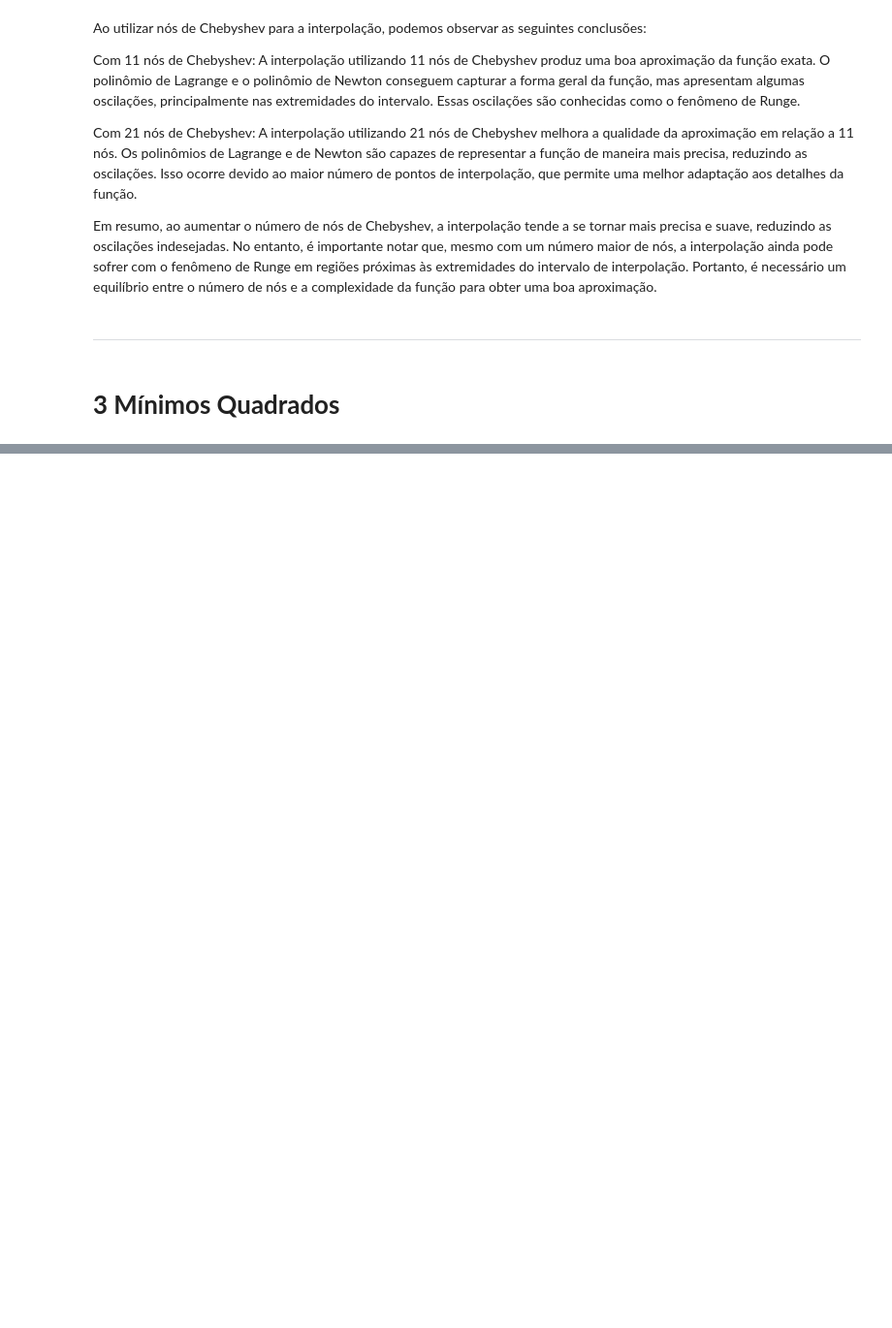
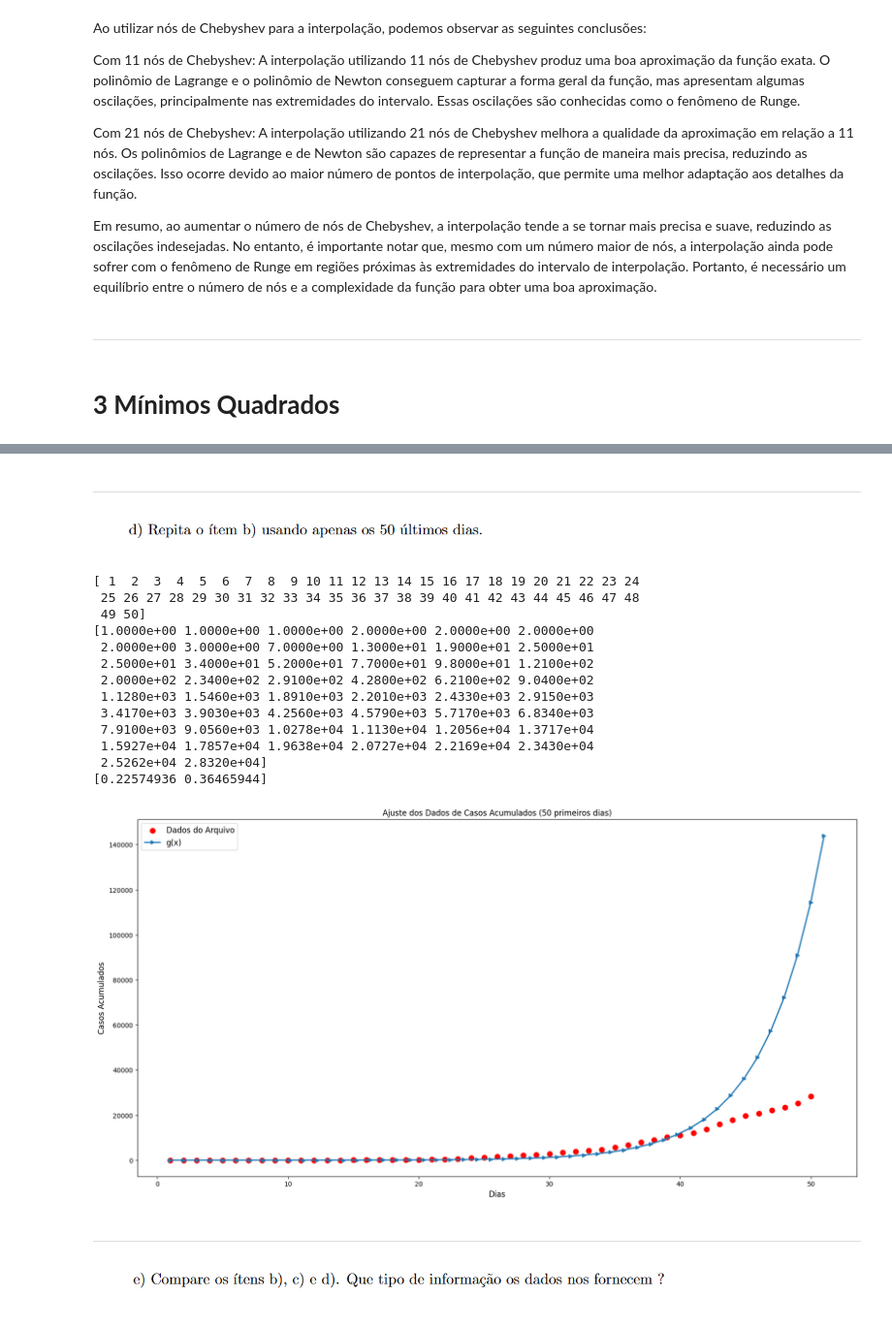
Before and after one commit to EduardoWS/Calculo-Numerico, a Jupyter notebook: EduardoRibeiroRodrigues_13696679_Turma2.ipynb, the cells around one changed output, grey strips where cells are left out. Shown at 97% size. Cells and saved outputs as stored; diff of their text form; code cells hidden in the pictures; blank space fills up the shorter version.

```diff
--- a/EduardoRibeiroRodrigues_13696679_Turma2.ipynb
+++ b/EduardoRibeiroRodrigues_13696679_Turma2.ipynb
@@ -490,0 +600,65 @@ Em resumo, ao aumentar o número de nós de Chebyshev, a interpolação tende a
+# %% [markdown]
+<hr>
+# %% [markdown]
+![image.png](embedded-picture-1)
+# %%
+import numpy as np
+import matplotlib.pyplot as plt
+
+def mmq(x, y, k):
+    X = np.vander(x, k)
+    A = np.transpose(X).dot(X)
+    b = np.transpose(X).dot(y)
+    a = np.linalg.solve(A, b)
+    return a
+
+# Ler os dados do arquivo
+dados = np.loadtxt("casosacumuladosbrasilatuaizado.txt")
+
+# Extrair os valores de x e y
+x = np.arange(1, 51)
+y = dados[:50]
+print(x)
+print(y)
+
+# Ajuste dos dados usando a função g(x) = ab^x
+a = mmq(x, np.log(y), 2)
+#a = np.exp(a)  # Converter os coeficientes de volta para a escala original
+print(a)
+
+
+# Função aproximada g(x) = ab^x
+#g = lambda x: a[1] * a[0]**x
+g = lambda x: np.exp(a[1]) * np.exp(a[0])**x
+
+
+x_cont = np.linspace(1, 51, num=50, endpoint=True)
+
+# Vamos plotar os resultados
+plt.figure(figsize=(20,10),facecolor='white')
+plt.scatter(x,y,label = 'Dados do Arquivo',linewidth = 3,color='red')
+plt.plot(x_cont,g(x_cont),label = 'g(x)',linewidth = 2,marker='>')
+plt.xlabel('Dias',fontsize='large')
+plt.ylabel('Casos Acumulados',fontsize='large')
+plt.title('Ajuste dos Dados de Casos Acumulados (50 primeiros dias)')
+plt.legend(fontsize='large')
+plt.show()
+# %% [output]
+[ 1  2  3  4  5  6  7  8  9 10 11 12 13 14 15 16 17 18 19 20 21 22 23 24
+ 25 26 27 28 29 30 31 32 33 34 35 36 37 38 39 40 41 42 43 44 45 46 47 48
+ 49 50]
+[1.0000e+00 1.0000e+00 1.0000e+00 2.0000e+00 2.0000e+00 2.0000e+00
+ 2.0000e+00 3.0000e+00 7.0000e+00 1.3000e+01 1.9000e+01 2.5000e+01
+ 2.5000e+01 3.4000e+01 5.2000e+01 7.7000e+01 9.8000e+01 1.2100e+02
+ 2.0000e+02 2.3400e+02 2.9100e+02 4.2800e+02 6.2100e+02 9.0400e+02
+ 1.1280e+03 1.5460e+03 1.8910e+03 2.2010e+03 2.4330e+03 2.9150e+03
+ 3.4170e+03 3.9030e+03 4.2560e+03 4.5790e+03 5.7170e+03 6.8340e+03
+ 7.9100e+03 9.0560e+03 1.0278e+04 1.1130e+04 1.2056e+04 1.3717e+04
+ 1.5927e+04 1.7857e+04 1.9638e+04 2.0727e+04 2.2169e+04 2.3430e+04
+ 2.5262e+04 2.8320e+04]
+[0.22574936 0.36465944]
+[figure, added]
+# %% [markdown]
+<hr>
+# %% [markdown]
+![image.png](embedded-picture-1)
```
Also changed, not shown: parts of 10 cells of this notebook.
